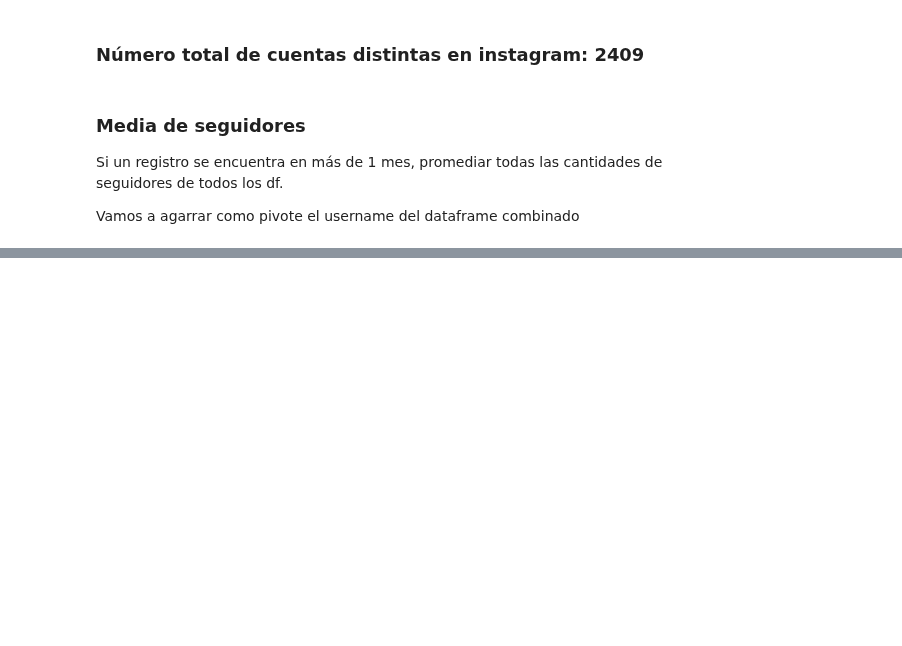
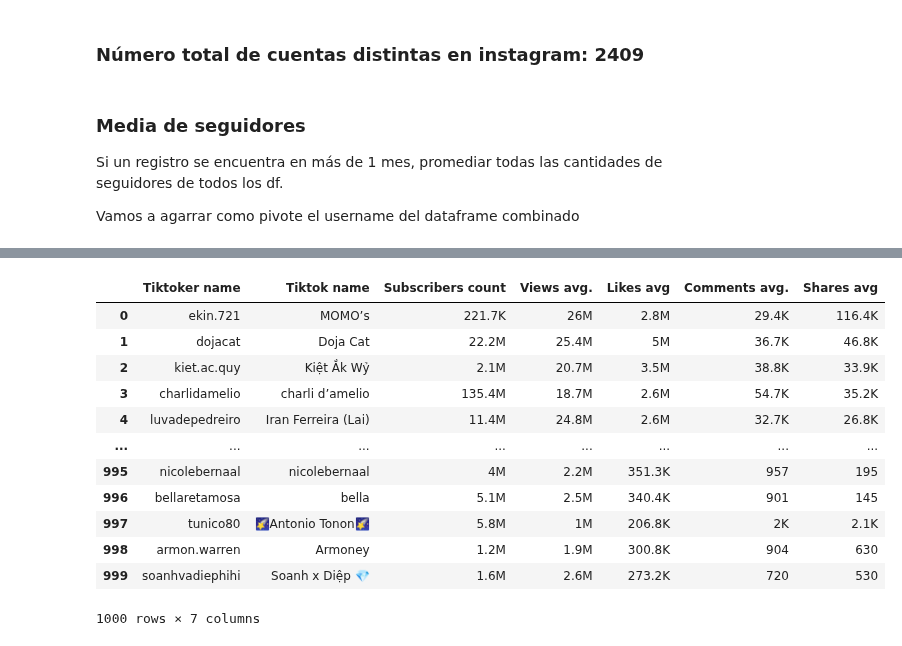
Before and after one commit to MarioChvx/ciencia_de_datos_PAMBAZO, a Jupyter notebook: proyectos/Proyecto4/socialnetworks.ipynb, the cells around one changed output, grey strips where cells are left out. Cells and saved outputs as stored; diff of their text form; code cells hidden in the pictures; blank space fills up the shorter version.

```diff
--- a/proyectos/Proyecto4/socialnetworks.ipynb
+++ b/proyectos/Proyecto4/socialnetworks.ipynb
@@ -469,0 +489,17 @@ NameError: name 'suma_authentic' is not defined
+# %%
+tiktok_resumen = pd.read_csv('DATA/tiktok.csv')
+tiktok_resumen
+# %% [output]
+|  | Tiktoker name | Tiktok name | Subscribers count | Views avg. | Likes avg | Comments avg. | Shares avg |
+| 0 | ekin.721 | MOMO’s | 221.7K | 26M | 2.8M | 29.4K | 116.4K |
+| 1 | dojacat | Doja Cat | 22.2M | 25.4M | 5M | 36.7K | 46.8K |
+| 2 | kiet.ac.quy | Kiệt Ắk Wỷ | 2.1M | 20.7M | 3.5M | 38.8K | 33.9K |
+| 3 | charlidamelio | charli d’amelio | 135.4M | 18.7M | 2.6M | 54.7K | 35.2K |
+| 4 | luvadepedreiro | Iran Ferreira (Lai) | 11.4M | 24.8M | 2.6M | 32.7K | 26.8K |
+| ... | ... | ... | ... | ... | ... | ... | ... |
+| 995 | nicolebernaal | nicolebernaal | 4M | 2.2M | 351.3K | 957 | 195 |
+| 996 | bellaretamosa | bella | 5.1M | 2.5M | 340.4K | 901 | 145 |
+| 997 | tunico80 | 🌠Antonio Tonon🌠 | 5.8M | 1M | 206.8K | 2K | 2.1K |
+| 998 | armon.warren | Armoney | 1.2M | 1.9M | 300.8K | 904 | 630 |
+| 999 | soanhvadiephihi | Soanh x Diệp 💎 | 1.6M | 2.6M | 273.2K | 720 | 530 |
+1000 rows × 7 columns
```
Also changed, not shown: parts of 5 cells of this notebook.
